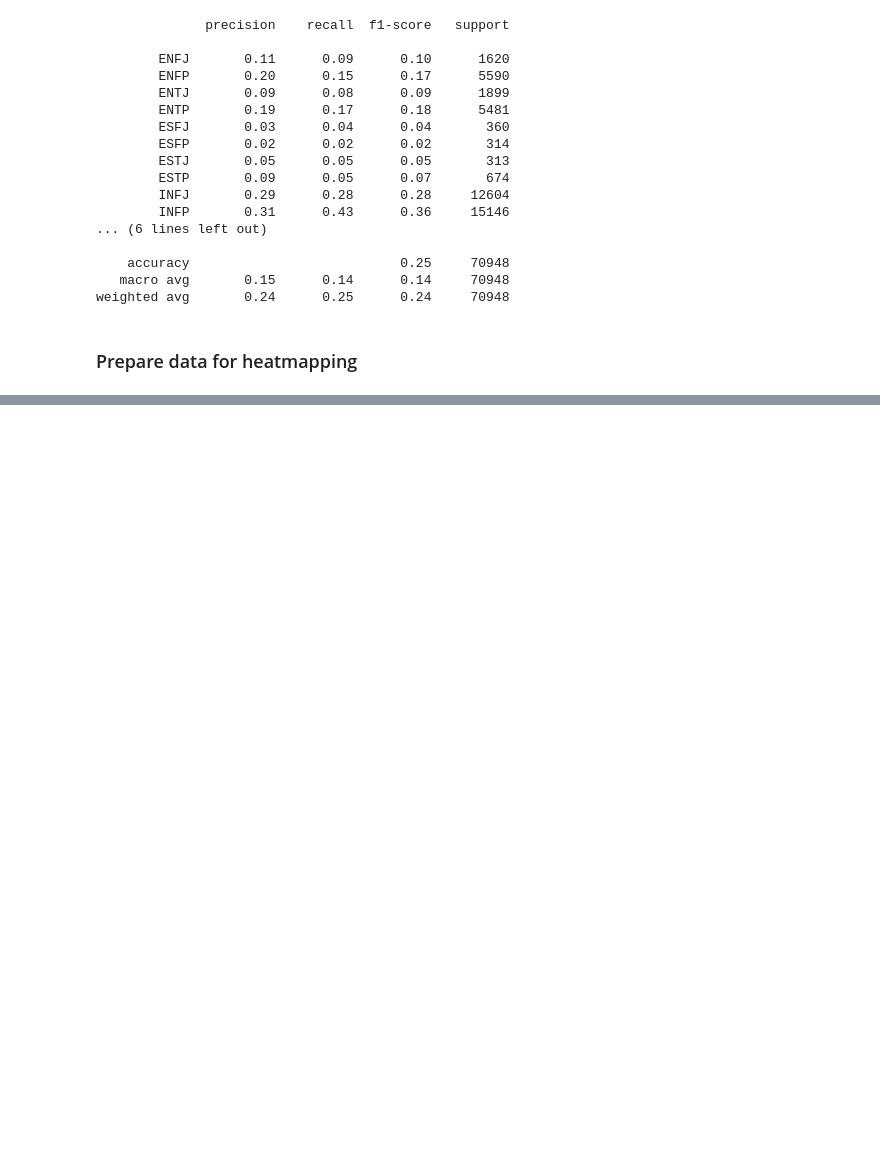
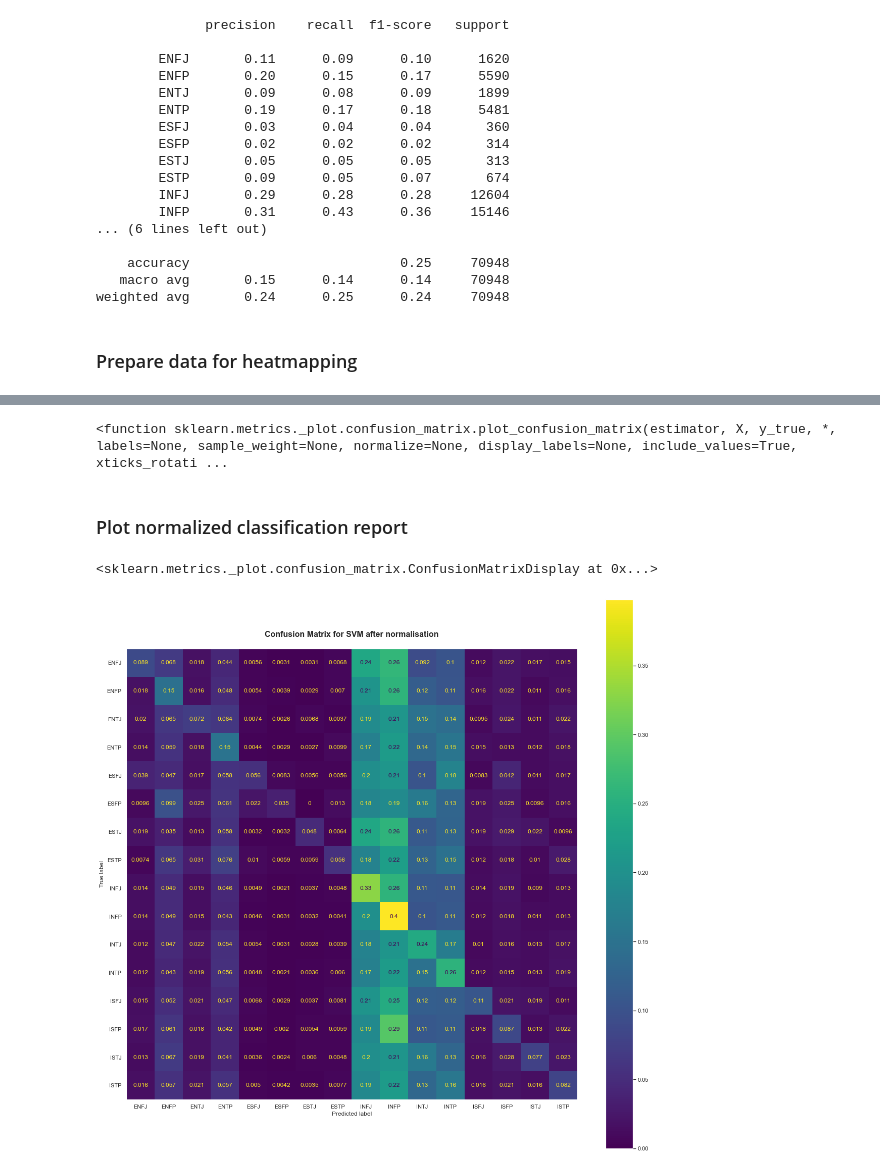
Before and after one commit to KatiuscaQ/Myers_Briggs_Type_Indicator, a Jupyter notebook: SVM_Prototype_updated.ipynb, the cells around one changed output, grey strips where cells are left out. Drawn from its saved outputs; the diff is of its cells as text; code cells hidden in the pictures; blank space fills up the shorter version.

```diff
--- a/SVM_Prototype_updated.ipynb
+++ b/SVM_Prototype_updated.ipynb
@@ -274,0 +312,26 @@ plt.yticks(rotation=0, fontsize=12);
+# %%
+from sklearn.metrics import confusion_matrix, plot_confusion_matrix
+labels = np.unique(y_test)
+result = confusion_matrix(y_test, y_pred, labels=labels, normalize='true')
+# %%
+plot_confusion_matrix
+# %% [output]
+<function sklearn.metrics._plot.confusion_matrix.plot_confusion_matrix(estimator, X, y_true, *, labels=None, sample_weight=None, normalize=None, display_labels=None, include_values=True, xticks_rotati ...
+# %% [markdown]
+### Plot normalized classification report
+# %%
+fig, ax = plt.subplots(figsize=(20, 20))
+plt.title('Confusion Matrix for SVM after normalisation', fontsize=16,
+          fontweight='bold', y=1.02)
+ax.grid(False)
+plot_confusion_matrix(
+    estimator=text_clf_svm,
+    X=X_test,
+    y_true=y_test,
+    labels=labels,
+    normalize='true',
+    ax=ax
+)
+# %% [output]
+<sklearn.metrics._plot.confusion_matrix.ConfusionMatrixDisplay at 0x...>
+[figure, added]
```
Also changed, not shown: parts of 7 cells of this notebook.
